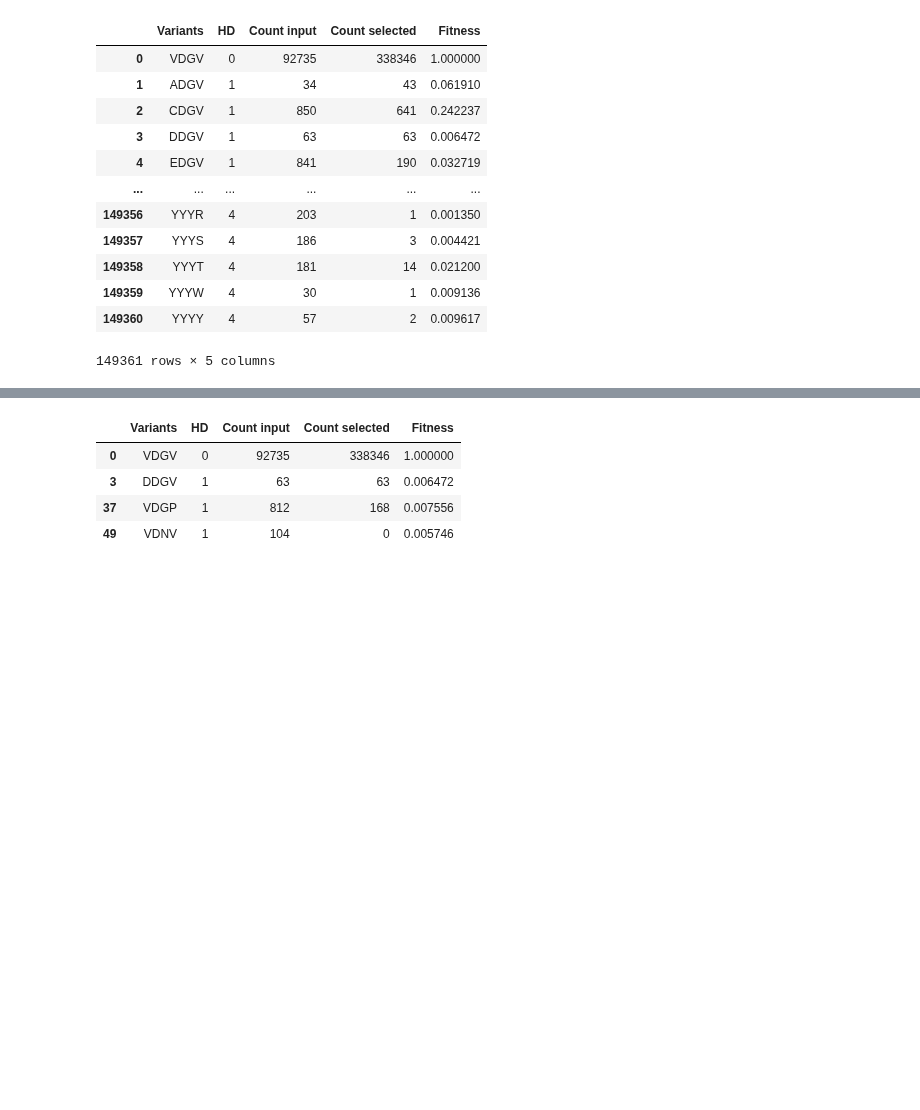
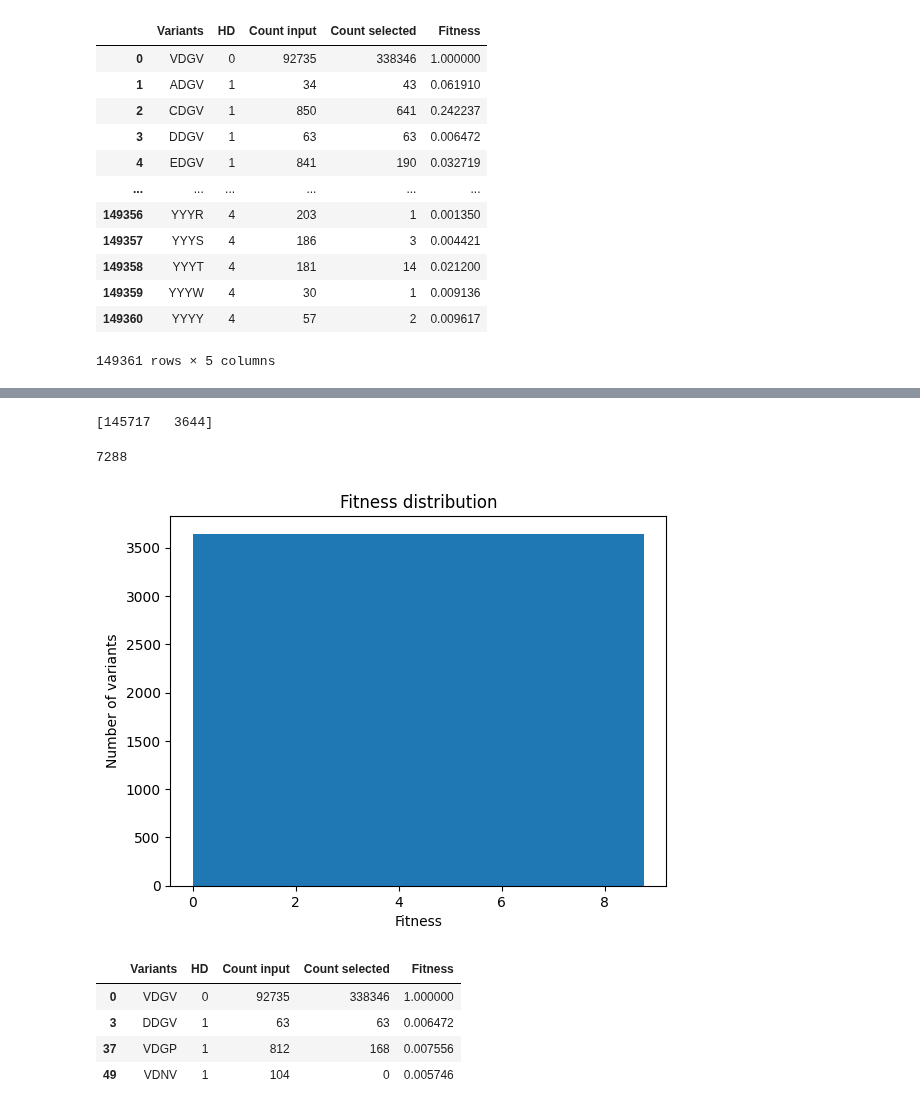
Before and after one commit to soldatmat/PELLM, a Jupyter notebook: code/llm/sandbox.ipynb, the cells around one changed output, grey strips where cells are left out. Saved outputs shown, nothing was run; the diff lists cells and outputs as text; code cells hidden in the pictures; blank space fills up the shorter version.

```diff
--- a/code/llm/sandbox.ipynb
+++ b/code/llm/sandbox.ipynb
@@ -22,0 +44,5 @@ df
+# %%
+#df["Variants"]
+#len(df)
+df_bin = df.loc[(df["Fitness"] >= 1.0) & (df["Fitness"] < 2.0)]
+df_bin[["Variants", "Fitness"]]
@@ -23,3 +63,37 @@ df
+# %%
+import numpy as np
+import pandas
+import matplotlib.pyplot as plt
+
+#df_improve = df.loc[df["Fitness"] >= 1.0]
+
+counts, bins = np.histogram(df["Fitness"].values, bins=[0.0, 1.0, max(df["Fitness"])])
+print(counts)
+
+sampled_dfs = []
+for i in range(len(bins)-1):
+  if i == len(bins)-2:
+    # last bin is inclusive on both sides
+    df_bin = df.loc[(df["Fitness"] >= bins[i]) & (df["Fitness"] <= bins[i+1])]
+  else:
+    df_bin = df.loc[(df["Fitness"] >= bins[i]) & (df["Fitness"] < bins[i+1])]
+  indexes = np.arange(0, len(df_bin))
+  sampled_variants = df_bin.iloc[np.random.choice(indexes, np.amin(counts), replace=False)]
+  sampled_dfs.append(sampled_variants)
+resampled_df = pandas.concat(sampled_dfs)
+
+fitness = resampled_df["Fitness"].values
+#plot_n_bins = n_bins * 3
+plt.hist(fitness, bins)
+plt.xlabel("Fitness")
+plt.ylabel("Number of variants")
+plt.title("Fitness distribution")
+
+len(resampled_df)
+# %% [output]
+[145717   3644]
+7288
+[figure, added]
 # %%
 tmp = df.iloc[[0,3,37,49]]
 tmp
```
Also changed, not shown: parts of 4 cells of this notebook, 4 other files.
